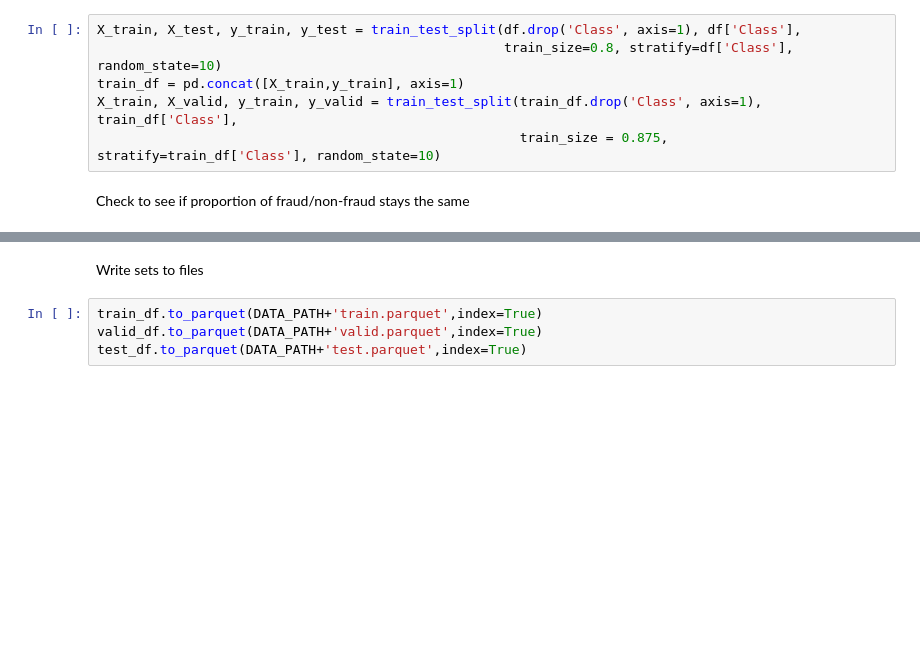
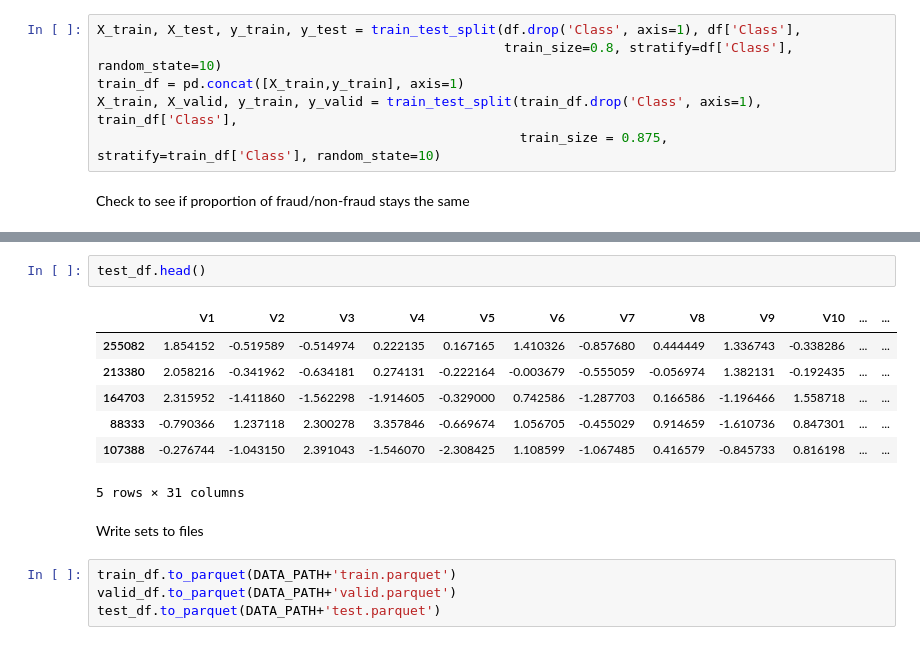
Before and after one commit to RostislavStoyanov/fraud-detection, a Jupyter notebook: EDA&Preprocessing.ipynb, the cells around one changed output, grey strips where cells are left out. Cells and saved outputs as stored; diff of their text form; blank space fills up the shorter version.

```diff
--- a/EDA&Preprocessing.ipynb
+++ b/EDA&Preprocessing.ipynb
@@ -113,6 +133,16 @@ Fraud count:98, percentage:0.0017
+# %%
+test_df.head()
+# %% [output]
+|  | V1 | V2 | V3 | V4 | V5 | V6 | V7 | V8 | V9 | V10 | ... | ... |
+| 255082 | 1.854152 | -0.519589 | -0.514974 | 0.222135 | 0.167165 | 1.410326 | -0.857680 | 0.444449 | 1.336743 | -0.338286 | ... | ... |
+| 213380 | 2.058216 | -0.341962 | -0.634181 | 0.274131 | -0.222164 | -0.003679 | -0.555059 | -0.056974 | 1.382131 | -0.192435 | ... | ... |
+| 164703 | 2.315952 | -1.411860 | -1.562298 | -1.914605 | -0.329000 | 0.742586 | -1.287703 | 0.166586 | -1.196466 | 1.558718 | ... | ... |
+| 88333 | -0.790366 | 1.237118 | 2.300278 | 3.357846 | -0.669674 | 1.056705 | -0.455029 | 0.914659 | -1.610736 | 0.847301 | ... | ... |
+| 107388 | -0.276744 | -1.043150 | 2.391043 | -1.546070 | -2.308425 | 1.108599 | -1.067485 | 0.416579 | -0.845733 | 0.816198 | ... | ... |
+5 rows × 31 columns
 # %% [markdown]
 Write sets to files
 # %%
-train_df.to_parquet(DATA_PATH+'train.parquet',index=True)
-valid_df.to_parquet(DATA_PATH+'valid.parquet',index=True)
-test_df.to_parquet(DATA_PATH+'test.parquet',index=True)
+train_df.to_parquet(DATA_PATH+'train.parquet')
+valid_df.to_parquet(DATA_PATH+'valid.parquet')
+test_df.to_parquet(DATA_PATH+'test.parquet')
```
Also changed, not shown: parts of 8 cells of this notebook, 5 other files.
